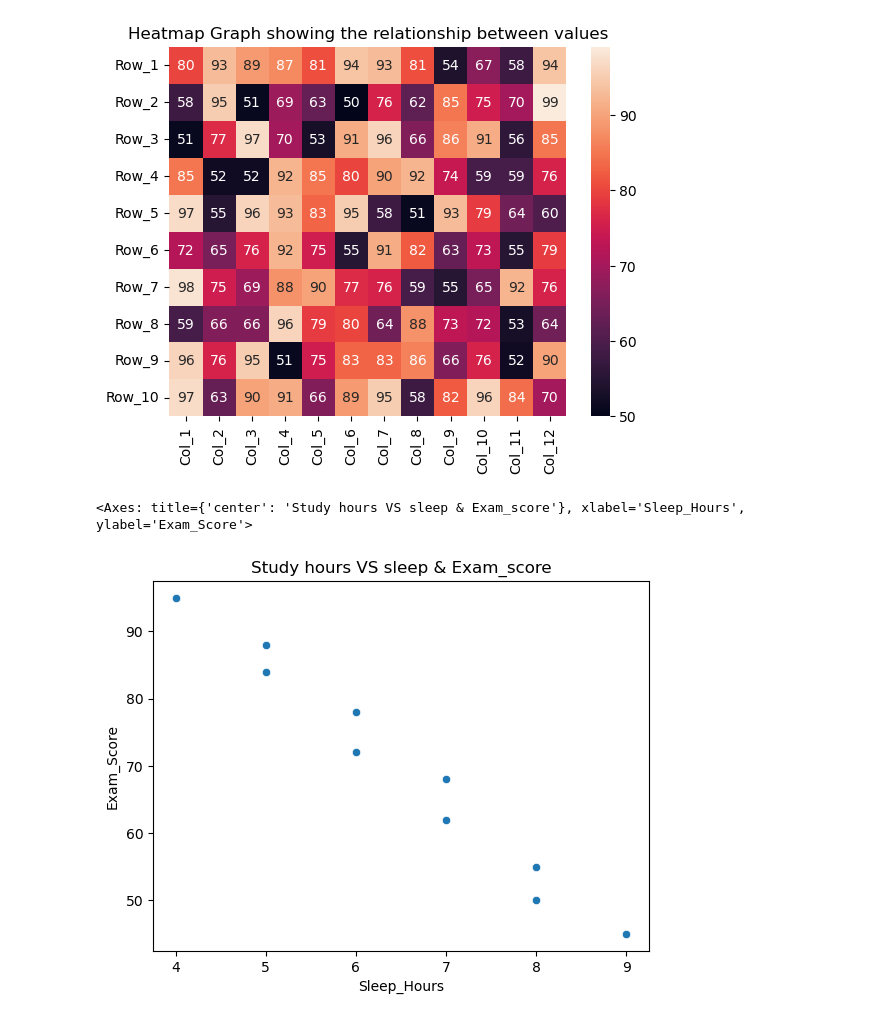
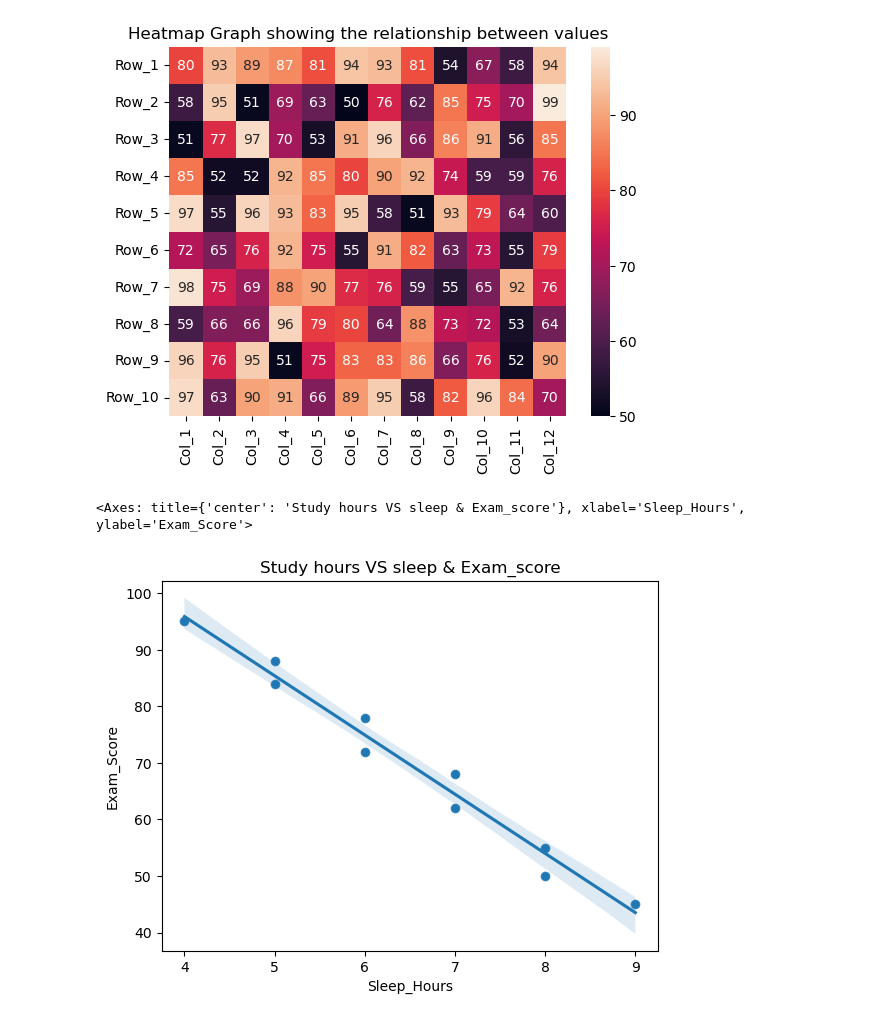
Before and after one commit to Honore-models/Pandas, a Jupyter notebook: Datavisualization_notebooks/visualization.ipynb, the cells around one changed output. Drawn from its saved outputs; the diff is of its cells as text; code cells hidden in the pictures.

Commit message:
feat(): added regression plot

```diff
--- a/Datavisualization_notebooks/visualization.ipynb
+++ b/Datavisualization_notebooks/visualization.ipynb
@@ -55,19 +55,20 @@ sns.heatmap(data=df, annot=True)
 # %% [output]
 <Axes: title={'center': 'Heatmap Graph showing the relationship between values'}>
 [figure]
-# %%
-import seaborn as sns
-import matplotlib.pyplot as plt
-import pandas as pd
-
-df = pd.DataFrame({
-    "Study_Hours": [1, 2, 3, 4, 5, 6, 7, 8, 9, 10],
-    "Exam_Score": [45, 50, 55, 62, 68, 72, 78, 84, 88, 95],
-    "Sleep_Hours": [9, 8, 8, 7, 7, 6, 6, 5, 5, 4]
-})
-
-plt.title("Study hours VS sleep & Exam_score")
-sns.scatterplot(x=df.Sleep_Hours, y=df.Exam_Score)
-# %% [output]
-<Axes: title={'center': 'Study hours VS sleep & Exam_score'}, xlabel='Sleep_Hours', ylabel='Exam_Score'>
-[figure, removed]
+# %%
+import seaborn as sns
+import matplotlib.pyplot as plt
+import pandas as pd
+
+df = pd.DataFrame({
+    "Study_Hours": [1, 2, 3, 4, 5, 6, 7, 8, 9, 10],
+    "Exam_Score": [45, 50, 55, 62, 68, 72, 78, 84, 88, 95],
+    "Sleep_Hours": [9, 8, 8, 7, 7, 6, 6, 5, 5, 4]
+})
+
+plt.title("Study hours VS sleep & Exam_score")
+sns.scatterplot(x=df.Sleep_Hours, y=df.Exam_Score)
+sns.regplot(x=df.Sleep_Hours, y=df.Exam_Score)
+# %% [output]
+<Axes: title={'center': 'Study hours VS sleep & Exam_score'}, xlabel='Sleep_Hours', ylabel='Exam_Score'>
+[figure, added]
```
